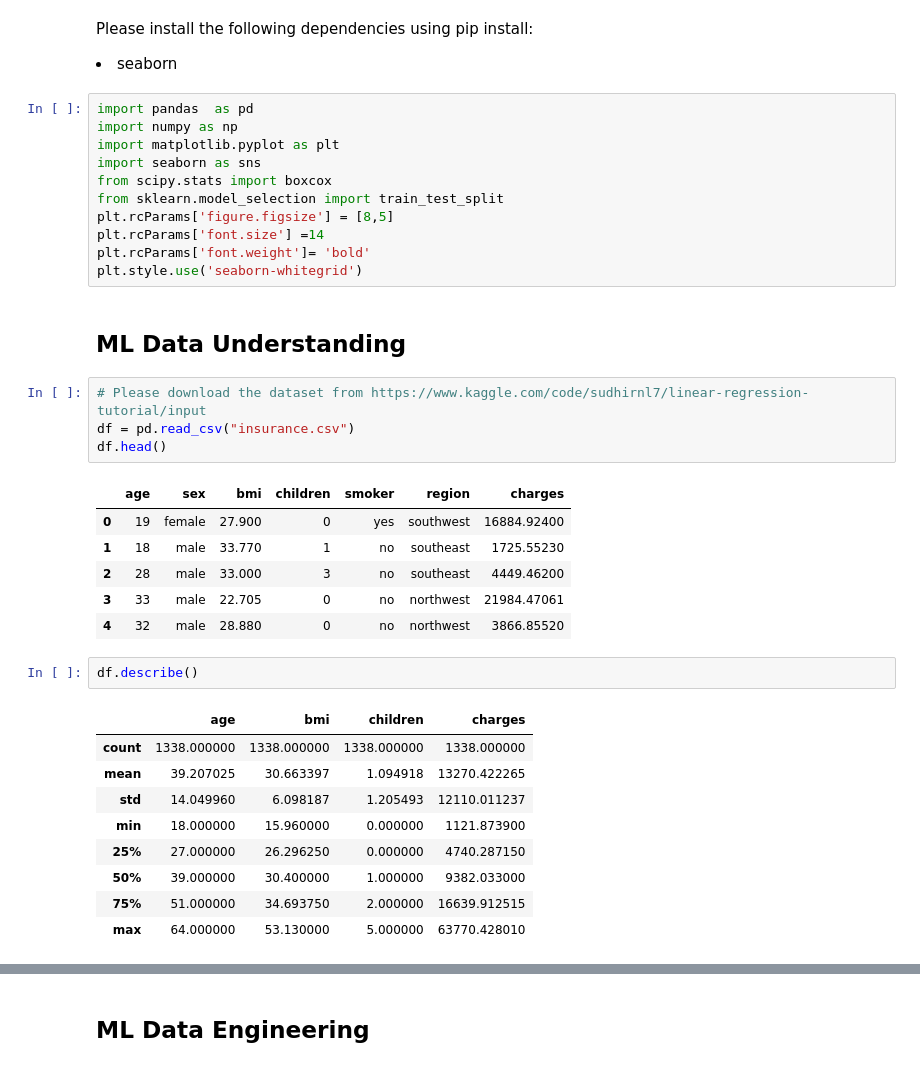
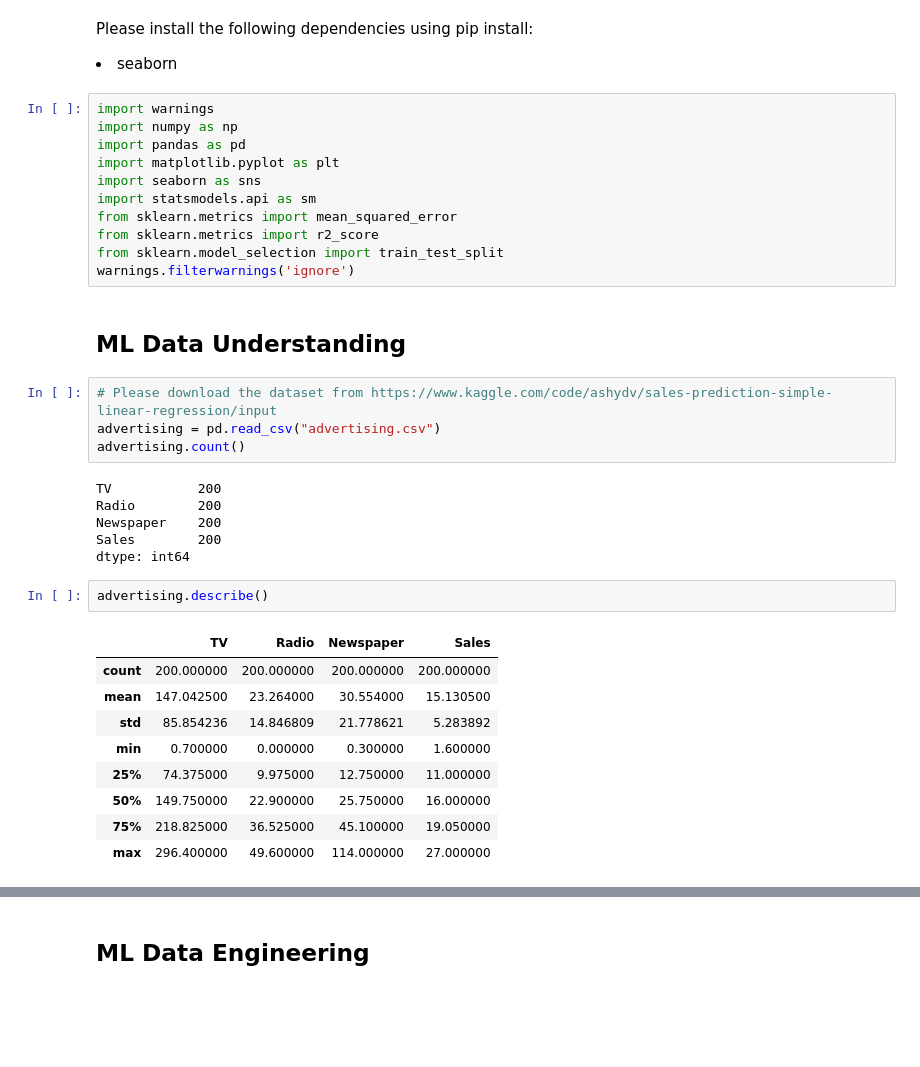
Before and after one commit to jjmartegarcia/machinelearning, a Jupyter notebook: excercises/LinearRegression/SalesPrediction.ipynb, the cells around one changed output, grey strips where cells are left out. Saved outputs shown, nothing was run; the diff lists cells and outputs as text; blank space fills up the shorter version.

```diff
--- a/excercises/LinearRegression/SalesPrediction.ipynb
+++ b/excercises/LinearRegression/SalesPrediction.ipynb
@@ -22,38 +23,37 @@ This dataset consists of 1338 rows.
 Please install the following dependencies using pip install:
 <li>seaborn</li>
 # %%
-import pandas  as pd
+import warnings
 import numpy as np
+import pandas as pd
 import matplotlib.pyplot as plt
 import seaborn as sns
-from scipy.stats import boxcox
+import statsmodels.api as sm
+from sklearn.metrics import mean_squared_error
+from sklearn.metrics import r2_score
 from sklearn.model_selection import train_test_split
-plt.rcParams['figure.figsize'] = [8,5]
-plt.rcParams['font.size'] =14
-plt.rcParams['font.weight']= 'bold'
-plt.style.use('seaborn-whitegrid')
+warnings.filterwarnings('ignore')
 # %% [markdown]
 ## ML Data Understanding
 # %%
-# Please download the dataset from https://www.kaggle.com/code/sudhirnl7/linear-regression-tutorial/input
-df = pd.read_csv("insurance.csv")
-df.head()
+# Please download the dataset from https://www.kaggle.com/code/ashydv/sales-prediction-simple-linear-regression/input
+advertising = pd.read_csv("advertising.csv")
+advertising.count()
 # %% [output]
-|  | age | sex | bmi | children | smoker | region | charges |
-| 0 | 19 | female | 27.900 | 0 | yes | southwest | 16884.92400 |
-| 1 | 18 | male | 33.770 | 1 | no | southeast | 1725.55230 |
-| 2 | 28 | male | 33.000 | 3 | no | southeast | 4449.46200 |
-| 3 | 33 | male | 22.705 | 0 | no | northwest | 21984.47061 |
-| 4 | 32 | male | 28.880 | 0 | no | northwest | 3866.85520 |
+TV           200
+Radio        200
+Newspaper    200
+Sales        200
+dtype: int64
 # %%
-df.describe()
+advertising.describe()
 # %% [output]
-|  | age | bmi | children | charges |
-| count | 1338.000000 | 1338.000000 | 1338.000000 | 1338.000000 |
-| mean | 39.207025 | 30.663397 | 1.094918 | 13270.422265 |
-| std | 14.049960 | 6.098187 | 1.205493 | 12110.011237 |
-| min | 18.000000 | 15.960000 | 0.000000 | 1121.873900 |
-| 25% | 27.000000 | 26.296250 | 0.000000 | 4740.287150 |
-| 50% | 39.000000 | 30.400000 | 1.000000 | 9382.033000 |
-| 75% | 51.000000 | 34.693750 | 2.000000 | 16639.912515 |
-| max | 64.000000 | 53.130000 | 5.000000 | 63770.428010 |
+|  | TV | Radio | Newspaper | Sales |
+| count | 200.000000 | 200.000000 | 200.000000 | 200.000000 |
+| mean | 147.042500 | 23.264000 | 30.554000 | 15.130500 |
+| std | 85.854236 | 14.846809 | 21.778621 | 5.283892 |
+| min | 0.700000 | 0.000000 | 0.300000 | 1.600000 |
+| 25% | 74.375000 | 9.975000 | 12.750000 | 11.000000 |
+| 50% | 149.750000 | 22.900000 | 25.750000 | 16.000000 |
+| 75% | 218.825000 | 36.525000 | 45.100000 | 19.050000 |
+| max | 296.400000 | 49.600000 | 114.000000 | 27.000000 |
```
Also changed, not shown: parts of 49 cells of this notebook.
